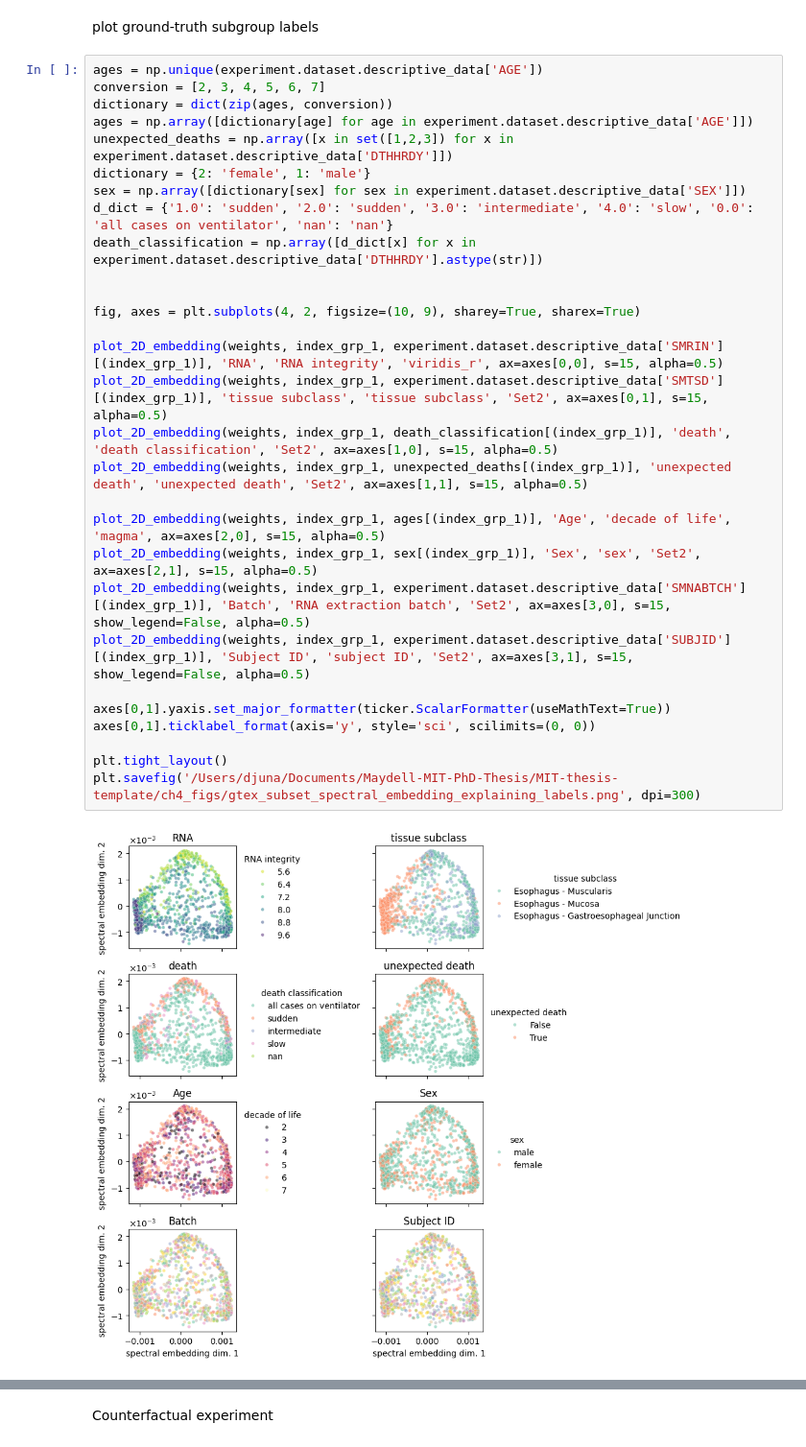
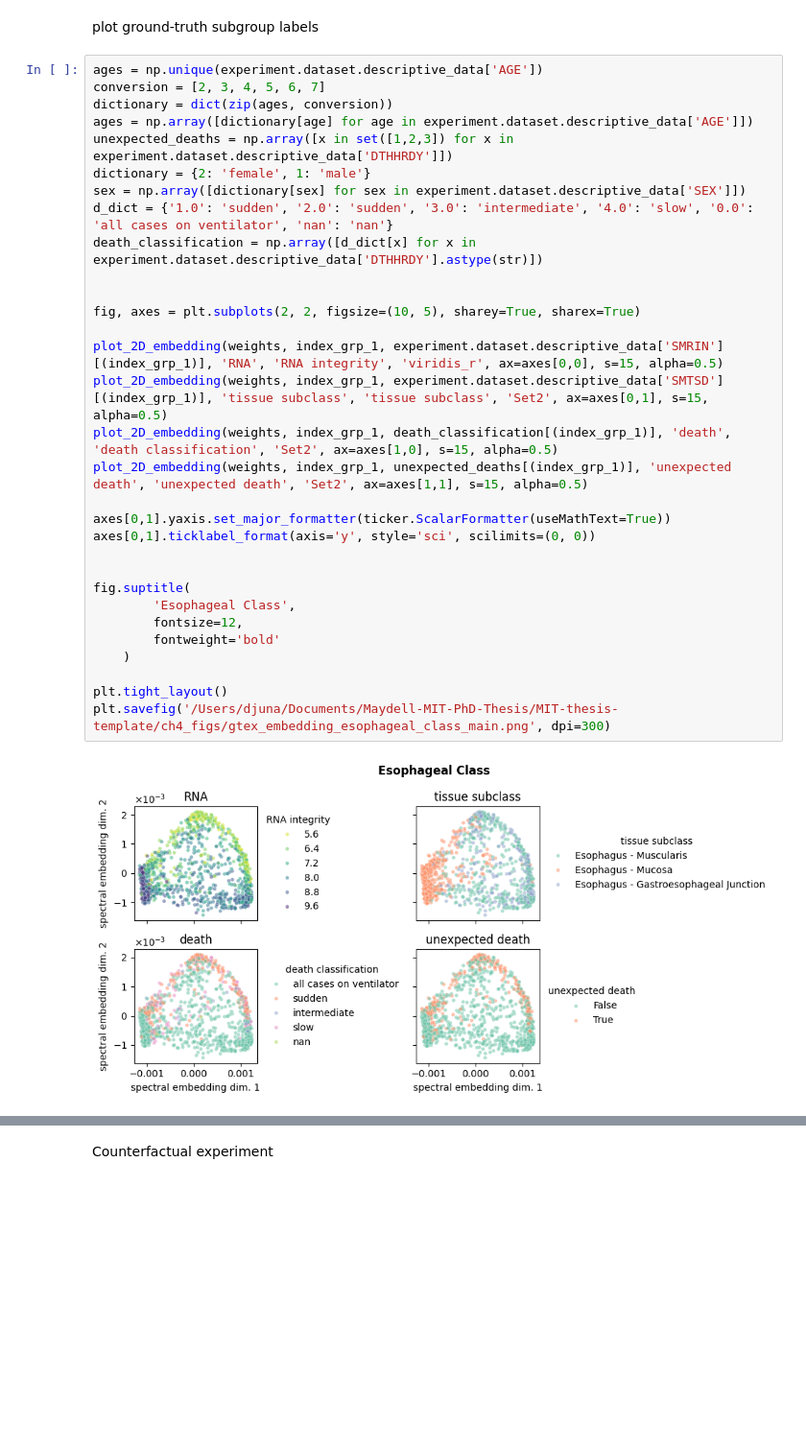
Before and after one commit to djunamay/datamodel_subgroups, a Jupyter notebook: plotting_notebooks/gtex_subset_experiment_june_30.ipynb, the cells around one changed output, grey strips where cells are left out. Shown at 96% size. Cells and saved outputs as stored; diff of their text form; blank space fills up the shorter version.

```diff
--- a/plotting_notebooks/gtex_subset_experiment_june_30.ipynb
+++ b/plotting_notebooks/gtex_subset_experiment_june_30.ipynb
@@ -177,31 +223,33 @@ plot ground-truth subgroup labels
 # %%
 ages = np.unique(experiment.dataset.descriptive_data['AGE'])
 conversion = [2, 3, 4, 5, 6, 7]
 dictionary = dict(zip(ages, conversion))
 ages = np.array([dictionary[age] for age in experiment.dataset.descriptive_data['AGE']])
 unexpected_deaths = np.array([x in set([1,2,3]) for x in experiment.dataset.descriptive_data['DTHHRDY']])
 dictionary = {2: 'female', 1: 'male'}
 sex = np.array([dictionary[sex] for sex in experiment.dataset.descriptive_data['SEX']])
 d_dict = {'1.0': 'sudden', '2.0': 'sudden', '3.0': 'intermediate', '4.0': 'slow', '0.0': 'all cases on ventilator', 'nan': 'nan'}
 death_classification = np.array([d_dict[x] for x in experiment.dataset.descriptive_data['DTHHRDY'].astype(str)])
 
 
-fig, axes = plt.subplots(4, 2, figsize=(10, 9), sharey=True, sharex=True)
+fig, axes = plt.subplots(2, 2, figsize=(10, 5), sharey=True, sharex=True)
 
 plot_2D_embedding(weights, index_grp_1, experiment.dataset.descriptive_data['SMRIN'][(index_grp_1)], 'RNA', 'RNA integrity', 'viridis_r', ax=axes[0,0], s=15, alpha=0.5)
 plot_2D_embedding(weights, index_grp_1, experiment.dataset.descriptive_data['SMTSD'][(index_grp_1)], 'tissue subclass', 'tissue subclass', 'Set2', ax=axes[0,1], s=15, alpha=0.5)
 plot_2D_embedding(weights, index_grp_1, death_classification[(index_grp_1)], 'death', 'death classification', 'Set2', ax=axes[1,0], s=15, alpha=0.5)
 plot_2D_embedding(weights, index_grp_1, unexpected_deaths[(index_grp_1)], 'unexpected death', 'unexpected death', 'Set2', ax=axes[1,1], s=15, alpha=0.5)
 
-plot_2D_embedding(weights, index_grp_1, ages[(index_grp_1)], 'Age', 'decade of life', 'magma', ax=axes[2,0], s=15, alpha=0.5)
-plot_2D_embedding(weights, index_grp_1, sex[(index_grp_1)], 'Sex', 'sex', 'Set2', ax=axes[2,1], s=15, alpha=0.5)
-plot_2D_embedding(weights, index_grp_1, experiment.dataset.descriptive_data['SMNABTCH'][(index_grp_1)], 'Batch', 'RNA extraction batch', 'Set2', ax=axes[3,0], s=15, show_legend=False, alpha=0.5)
-plot_2D_embedding(weights, index_grp_1, experiment.dataset.descriptive_data['SUBJID'][(index_grp_1)], 'Subject ID', 'subject ID', 'Set2', ax=axes[3,1], s=15, show_legend=False, alpha=0.5)
-
 axes[0,1].yaxis.set_major_formatter(ticker.ScalarFormatter(useMathText=True))
 axes[0,1].ticklabel_format(axis='y', style='sci', scilimits=(0, 0))
 
+
+fig.suptitle(
+        'Esophageal Class',
+        fontsize=12,
+        fontweight='bold'
+    )
+
 plt.tight_layout()
-plt.savefig('/Users/djuna/Documents/Maydell-MIT-PhD-Thesis/MIT-thesis-template/ch4_figs/gtex_subset_spectral_embedding_explaining_labels.png', dpi=300)
+plt.savefig('/Users/djuna/Documents/Maydell-MIT-PhD-Thesis/MIT-thesis-template/ch4_figs/gtex_embedding_esophageal_class_main.png', dpi=300)
 # %% [output]
-[figure, old version]
+[figure, new version]
```
Also changed, not shown: parts of 31 cells of this notebook, 2 other files.
